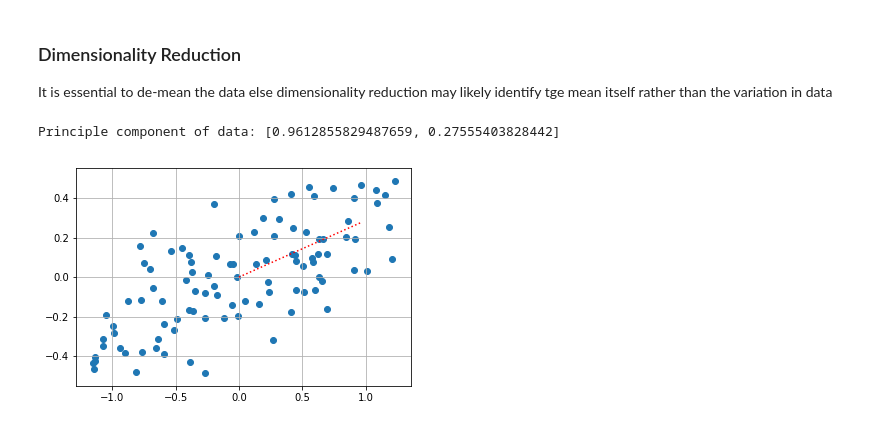
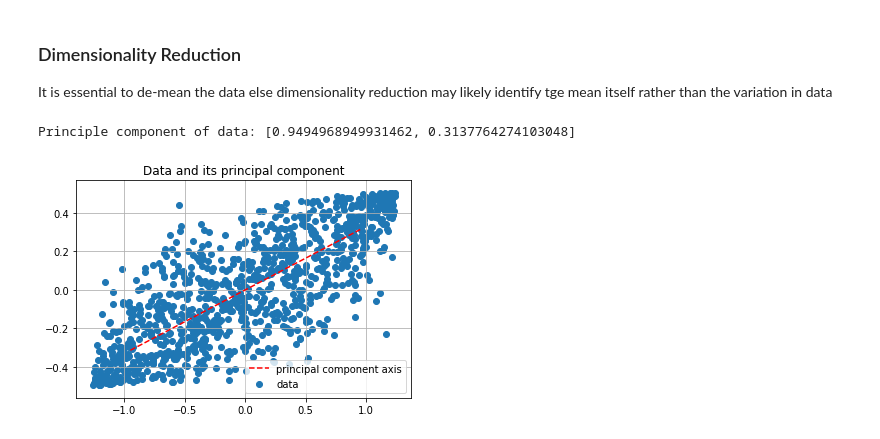
Before and after one commit to prteek/data-science, a Jupyter notebook: WorkingWithData.ipynb, the cells around one changed output. Drawn from its saved outputs; the diff is of its cells as text; code cells hidden in the pictures.

```diff
--- a/WorkingWithData.ipynb
+++ b/WorkingWithData.ipynb
@@ -123,7 +123,7 @@ def parse_row(input_row, parsers):
     apply the appropriate one to each element of the input_row"""
 
     return [parser(value) if parser is not None else value
-           for value, parser in zip(input_row, parsers)]
+           for value, parser in list(zip(input_row, parsers))]
 
 def parse_rows_with(reader, parsers):
     """wraps a reader to apply the parsers to each of its rows"""
@@ -141,7 +141,7 @@ def try_or_none(f):
 # define parse_row with safety net
 def parse_row(input_row, parsers):
     return [try_or_none(parser)(value) if parser is not None else value
-           for value, parser in zip(input_row, parsers)]
+           for value, parser in list(zip(input_row, parsers))]
 
 data = []
 with open("comma_delimited_stock_prices.csv", "r") as f:
@@ -378,17 +378,19 @@ def first_principle_component_sgd(X,iterations_threshold=10):
 # %%
 data = []
 with open("tab_delimited_correlated_data.txt","r") as f:
     reader = csv.reader(f, delimiter="\t")
     for line in parse_rows_with(reader, [float, float]):
         data.append(line)
 
-x=(de_mean_matrix(data))
-fpc = first_principle_component_sgd(x)
+X=(de_mean_matrix(data))
+fpc = first_principle_component_sgd(X,100)
 print("Principle component of data:", fpc)
-plt.scatter(get_column(x, 0), get_column(x,1))
-plt.plot([0,fpc[0]],[0,fpc[1]],":r")
+plt.scatter(get_column(X, 0), get_column(X,1),label="data")
+plt.plot([-fpc[0],fpc[0]],[-fpc[1],fpc[1]],"--r",label="principal component axis")
+plt.title("Data and its principal component")
+plt.legend(loc="lower right")
 plt.grid()
 plt.show()
 # %% [output]
-Principle component of data: [0.9612855829487659, 0.27555403828442]
+Principle component of data: [0.9494968949931462, 0.3137764274103048]
-[figure, old version]
+[figure, new version]
```
Also changed, not shown: parts of 4 cells of this notebook.
